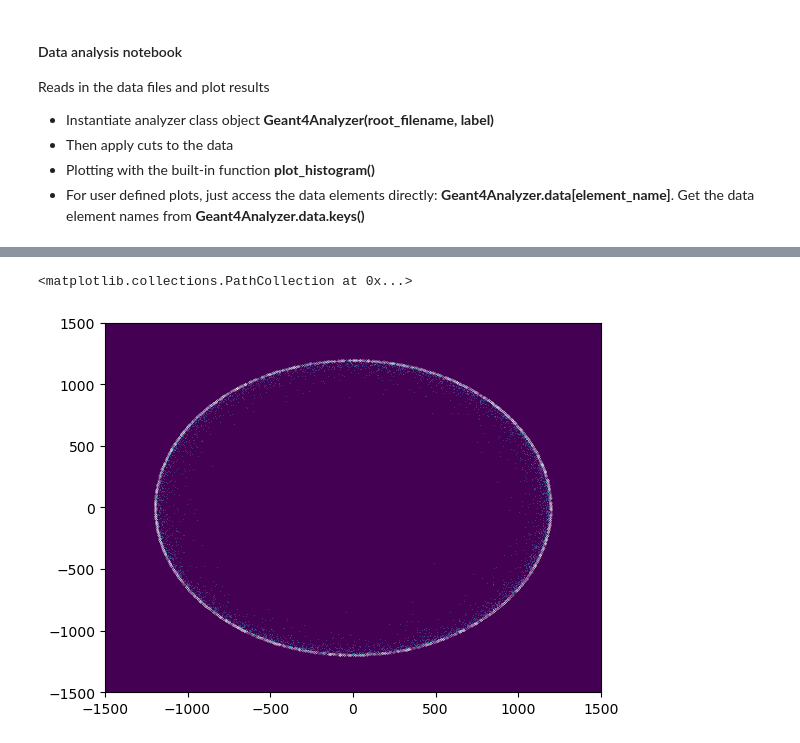
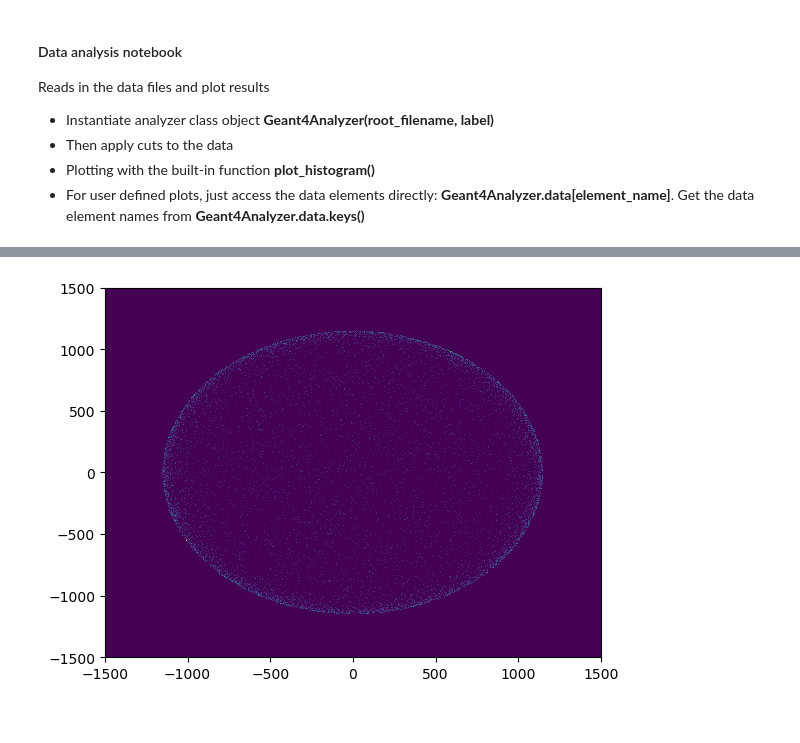
Before and after one commit to acolijn/G4FastSim, a Jupyter notebook: notebook/analysis.ipynb, the cells around one changed output, grey strips where cells are left out. Saved outputs shown, nothing was run; the diff lists cells and outputs as text; code cells hidden in the pictures.

```diff
--- a/notebook/analysis.ipynb
+++ b/notebook/analysis.ipynb
@@ -42,11 +42,10 @@ Data loaded from /data/xenon/acolijn/G4FastSim/fast/fast_test.root
 # %%
 import matplotlib.pyplot as plt
 import numpy as np
 from matplotlib.colors import LogNorm
 bins = 1000
 h = plt.hist2d(fast.data['xh'], fast.data['yh'], bins=bins, range=((-1500, 1500), (-1500, 1500)))
 #h = plt.hist2d(std.data['xh'], std.data['yh'], bins=bins, range=((-1500, 1500), (-1500, 1500)))
-plt.scatter(std.data['xp'], std.data['yp'], s=0.01, c='w')
+#plt.scatter(std.data['xp'], std.data['yp'], s=0.01, c='w')
 # %% [output]
-<matplotlib.collections.PathCollection at 0x...>
-[figure, old version]
+[figure, new version]
```
Also changed, not shown: parts of 4 cells of this notebook, 6 other files.
